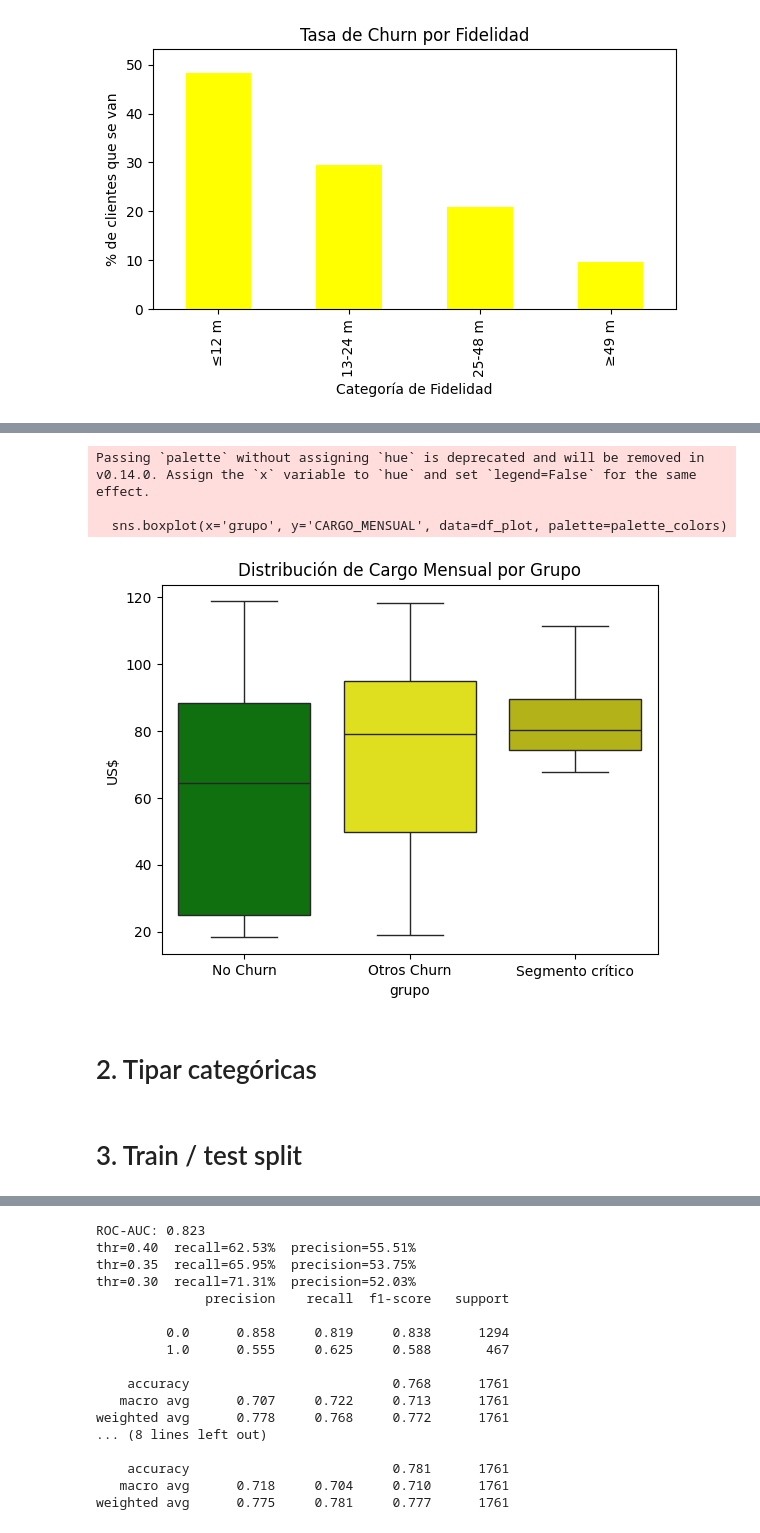
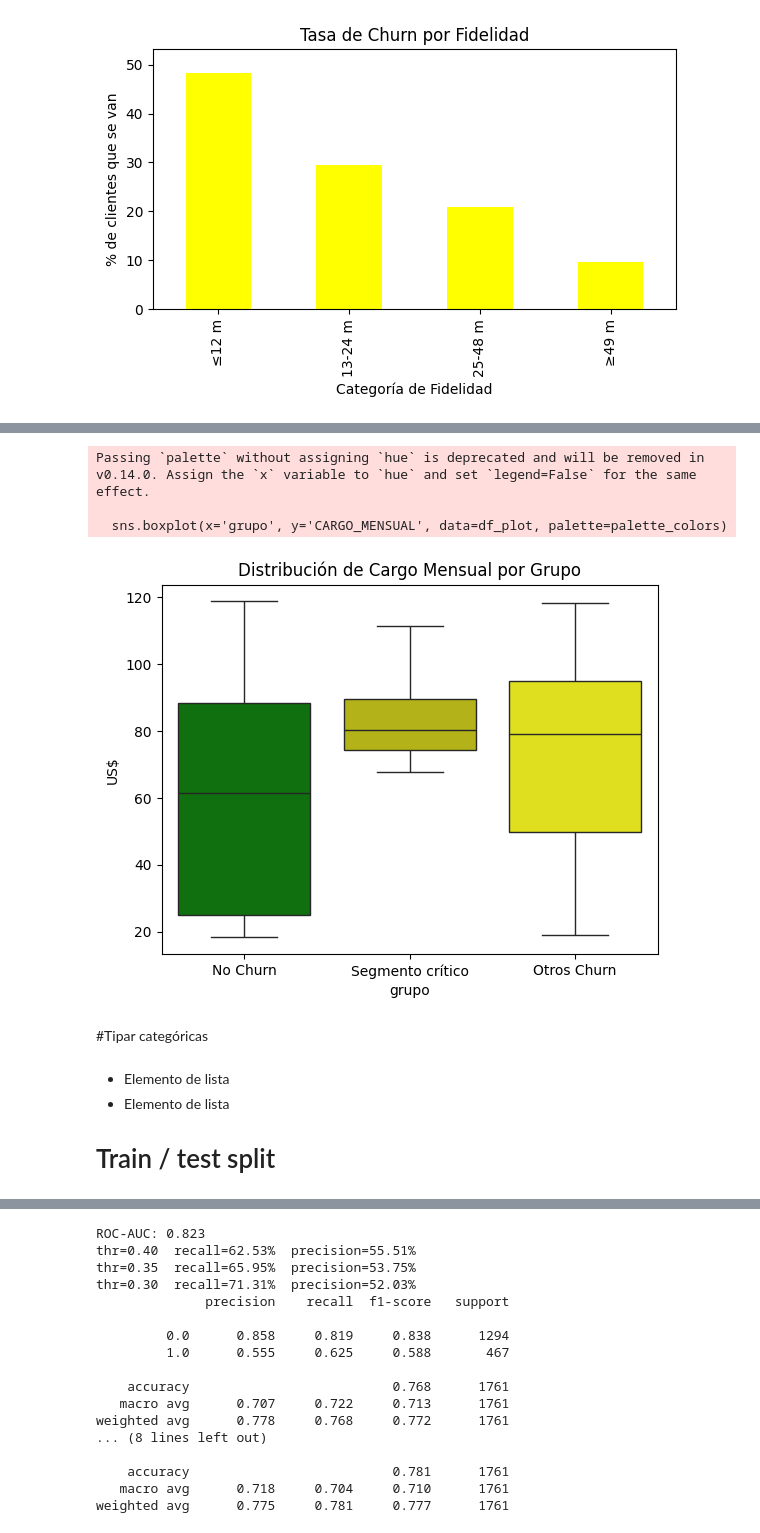
Before and after one commit to carlos24520/Telmex, a Jupyter notebook: challenger.ipynb, the cells around one changed output, grey strips where cells are left out. Drawn from its saved outputs; the diff is of its cells as text; code cells hidden in the pictures.

```diff
--- a/challenger.ipynb
+++ b/challenger.ipynb
@@ -363,19 +504,36 @@ dtype: float64
-# %%
-palette_colors = {
-    'No Churn': 'green',
-    'Otros Churn': 'yellow',
-    'Segmento crítico': '#CCCC00'  # un amarillo oscuro o dorado, por ejemplo
-}
-
-sns.boxplot(x='grupo', y='CARGO_MENSUAL', data=df_plot, palette=palette_colors)
-plt.title('Distribución de Cargo Mensual por Grupo')
-plt.ylabel('US$')
-plt.show()
-# %% [output]
-Passing `palette` without assigning `hue` is deprecated and will be removed in v0.14.0. Assign the `x` variable to `hue` and set `legend=False` for the same effect.
-
-  sns.boxplot(x='grupo', y='CARGO_MENSUAL', data=df_plot, palette=palette_colors)
-[figure, removed]
+# %%
+df_plot = df_tmp.copy()
+
+no_churn_mask = df_plot['CHURN'] == 0
+critical_segment_mask = (
+    (df_plot['CATEGORIA_FIDELIDAD'] == '≤12 m') &
+    (df_plot['CONTRATO'] == 'Month-to-month') &
+    (df_plot['SERVICIO_INET'] == 'Fiber optic') &
+    (df_plot['METODO_PAGO'] == 'Electronic check')
+)
+other_churn_mask = (df_plot['CHURN'] == 1) & (~critical_segment_mask)
+df_plot['grupo'] = 'Otros Churn'
+df_plot.loc[no_churn_mask, 'grupo'] = 'No Churn'
+df_plot.loc[critical_segment_mask, 'grupo'] = 'Segmento crítico'
+import seaborn as sns
+import matplotlib.pyplot as plt
+palette_colors = {
+    'No Churn': 'green',
+    'Otros Churn': 'yellow',
+    'Segmento crítico': '#CCCC00'
+}
+try:
+    sns.boxplot(x='grupo', y='CARGO_MENSUAL', data=df_plot, palette=palette_colors)
+    plt.title('Distribución de Cargo Mensual por Grupo')
+    plt.ylabel('US$')
+    plt.show()
+except NameError as e:
+    print(f"Error: {e}. Please ensure 'df_plot' and the 'grupo' column are defined before plotting.")
+# %% [output]
+Passing `palette` without assigning `hue` is deprecated and will be removed in v0.14.0. Assign the `x` variable to `hue` and set `legend=False` for the same effect.
+
+  sns.boxplot(x='grupo', y='CARGO_MENSUAL', data=df_plot, palette=palette_colors)
+[figure, added]
 # %%
 import pandas as pd
 import numpy as np
@@ -394,14 +552,19 @@ features = [
 X = df_tmp[features].copy()
 y = df_tmp['CHURN']
 # %% [markdown]
-# 2.  Tipar categóricas
+#Tipar categóricas
 # %%
 cat_cols = X.select_dtypes('object').columns
 for col_name in cat_cols:
     X[col_name] = X[col_name].astype('category')
 # %% [markdown]
 
-# 3.  Train / test split
+
+*   Elemento de lista
+*   Elemento de lista
+
+
+# Train / test split
 # %%
 X_train, X_test, y_train, y_test = train_test_split(
     X, y, test_size=0.25, stratify=y, random_state=42)
```
Also changed, not shown: parts of 31 cells of this notebook.
